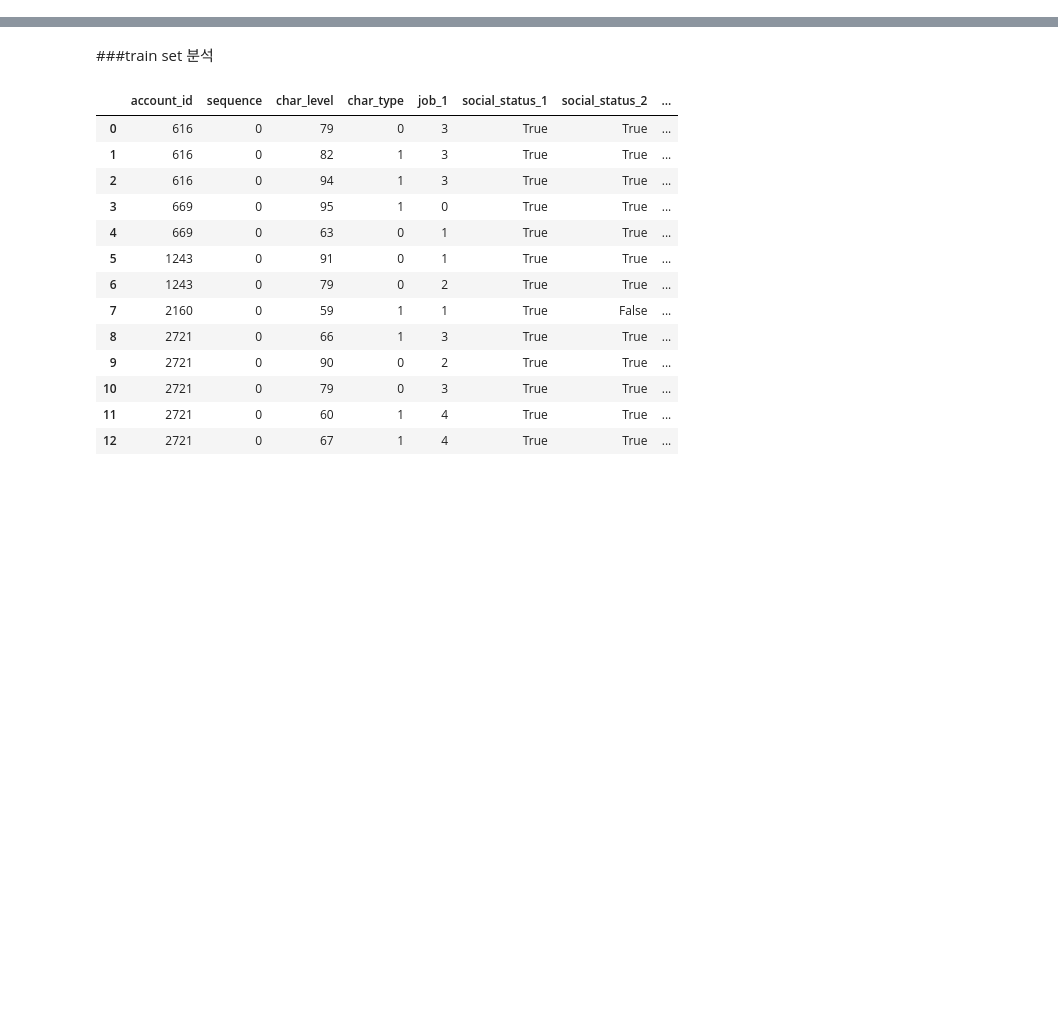
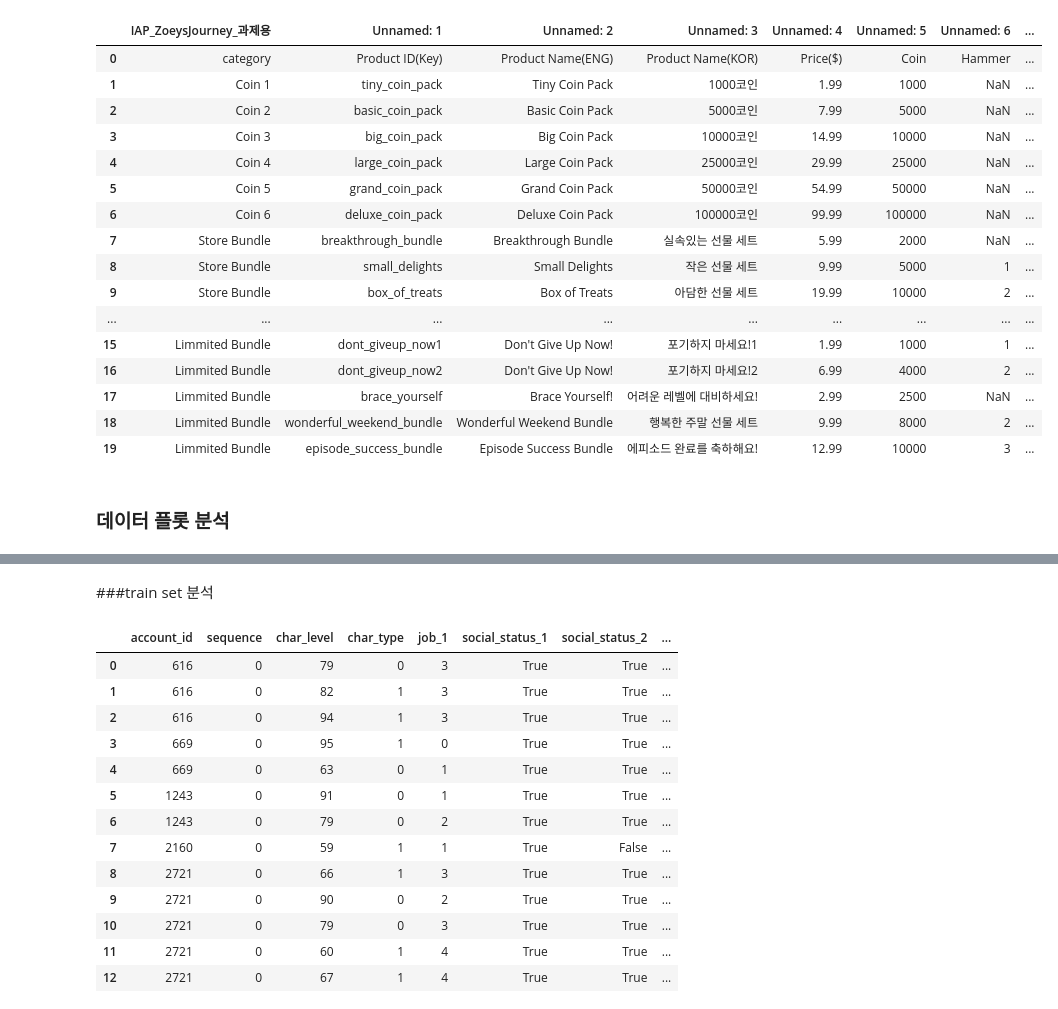
Before and after one commit to mqifjjfwiot/Assignments, a Jupyter notebook: Cookapps/Cookapps.ipynb, the cells around one changed output, grey strips where cells are left out. Saved outputs shown, nothing was run; the diff lists cells and outputs as text; code cells hidden in the pictures; blank space fills up the shorter version.

```diff
--- a/Cookapps/Cookapps.ipynb
+++ b/Cookapps/Cookapps.ipynb
@@ -37,0 +95,23 @@ base_url = '/content/drive/MyDrive/Colab Notebooks/Nexon/'
+# %%
+df_ = pd.read_excel(base_url+'IAP_ZoeysJourney_과제용.xlsx')
+df_
+# %% [output]
+|  | IAP_ZoeysJourney_과제용 | Unnamed: 1 | Unnamed: 2 | Unnamed: 3 | Unnamed: 4 | Unnamed: 5 | Unnamed: 6 | ... |
+| 0 | category | Product ID(Key) | Product Name(ENG) | Product Name(KOR) | Price($) | Coin | Hammer | ... |
+| 1 | Coin 1 | tiny_coin_pack | Tiny Coin Pack | 1000코인 | 1.99 | 1000 | NaN | ... |
+| 2 | Coin 2 | basic_coin_pack | Basic Coin Pack | 5000코인 | 7.99 | 5000 | NaN | ... |
+| 3 | Coin 3 | big_coin_pack | Big Coin Pack | 10000코인 | 14.99 | 10000 | NaN | ... |
+| 4 | Coin 4 | large_coin_pack | Large Coin Pack | 25000코인 | 29.99 | 25000 | NaN | ... |
+| 5 | Coin 5 | grand_coin_pack | Grand Coin Pack | 50000코인 | 54.99 | 50000 | NaN | ... |
+| 6 | Coin 6 | deluxe_coin_pack | Deluxe Coin Pack | 100000코인 | 99.99 | 100000 | NaN | ... |
+| 7 | Store Bundle | breakthrough_bundle | Breakthrough Bundle | 실속있는 선물 세트 | 5.99 | 2000 | NaN | ... |
+| 8 | Store Bundle | small_delights | Small Delights | 작은 선물 세트 | 9.99 | 5000 | 1 | ... |
+| 9 | Store Bundle | box_of_treats | Box of Treats | 아담한 선물 세트 | 19.99 | 10000 | 2 | ... |
+| ... | ... | ... | ... | ... | ... | ... | ... | ... |
+| 15 | Limmited Bundle | dont_giveup_now1 | Don't Give Up Now! | 포기하지 마세요!1 | 1.99 | 1000 | 1 | ... |
+| 16 | Limmited Bundle | dont_giveup_now2 | Don't Give Up Now! | 포기하지 마세요!2 | 6.99 | 4000 | 2 | ... |
+| 17 | Limmited Bundle | brace_yourself | Brace Yourself! | 어려운 레벨에 대비하세요! | 2.99 | 2500 | NaN | ... |
+| 18 | Limmited Bundle | wonderful_weekend_bundle | Wonderful Weekend Bundle | 행복한 주말 선물 세트 | 9.99 | 8000 | 2 | ... |
+| 19 | Limmited Bundle | episode_success_bundle | Episode Success Bundle | 에피소드 완료를 축하해요! | 12.99 | 10000 | 3 | ... |
+# %% [markdown]
+### 데이터 플롯 분석
```
Also changed, not shown: parts of 10 cells of this notebook.
